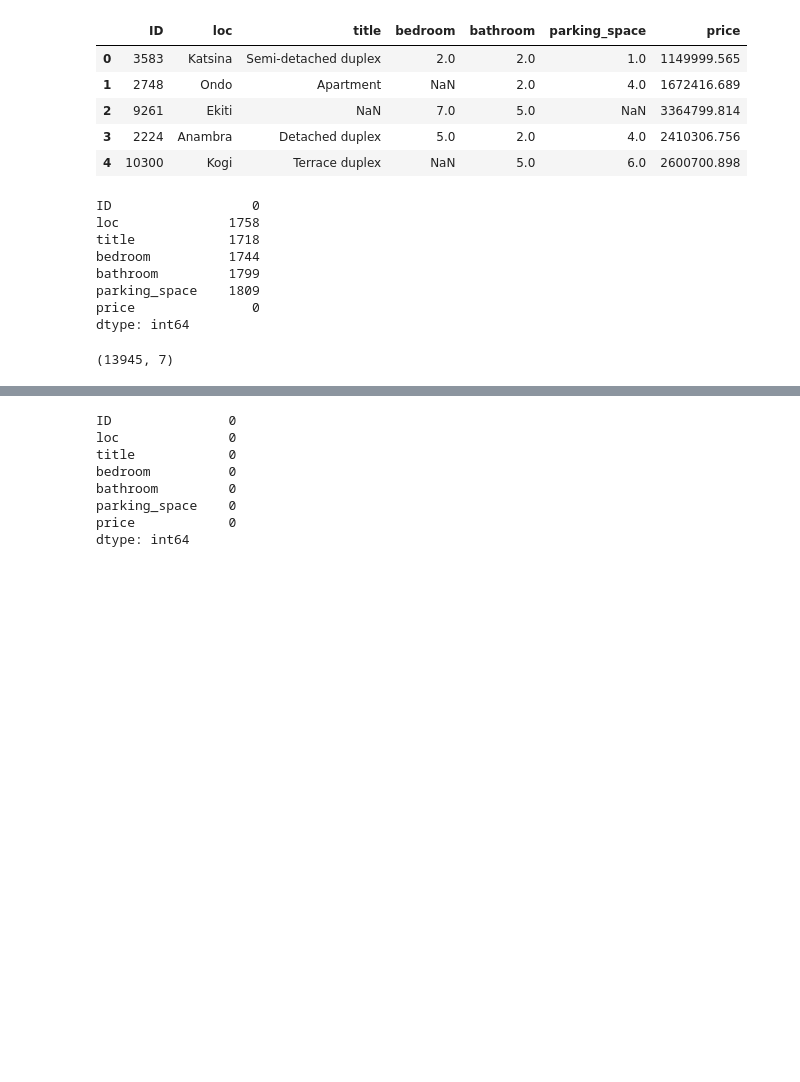
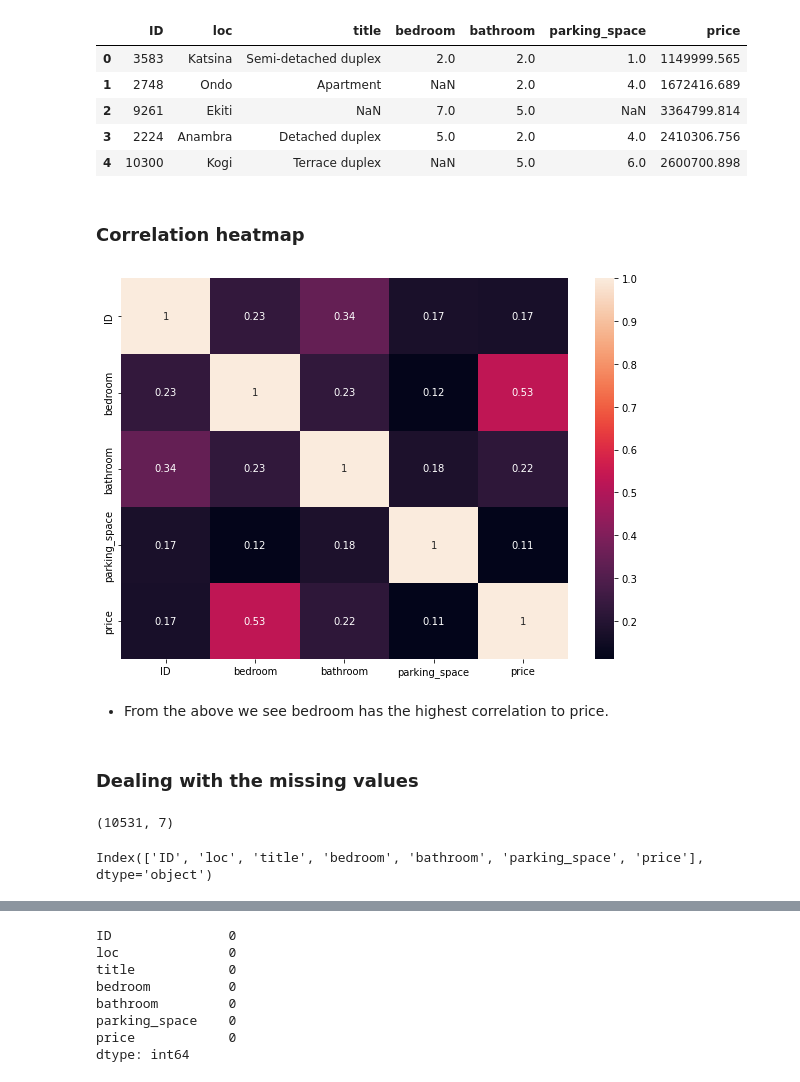
Before and after one commit to Tito-A/DSNBootcampChallenge, a Jupyter notebook: DSN_MLTask.ipynb, the cells around one changed output, grey strips where cells are left out. Drawn from its saved outputs; the diff is of its cells as text; code cells hidden in the pictures; blank space fills up the shorter version.

Commit message:
add files via upload
model files created and update on notebook. It includes further cleaning. handlingg of null values and creation of a model for prediction

```diff
--- a/DSN_MLTask.ipynb
+++ b/DSN_MLTask.ipynb
@@ -57,18 +67,4 @@ train_df.head()
 | 2 | 9261 | Ekiti | NaN | 7.0 | 5.0 | NaN | 3364799.814 |
 | 3 | 2224 | Anambra | Detached duplex | 5.0 | 2.0 | 4.0 | 2410306.756 |
 | 4 | 10300 | Kogi | Terrace duplex | NaN | 5.0 | 6.0 | 2600700.898 |
-# %%
-loc_dpd= train_df.dropna(subset=['loc', 'bedroom'], how = 'all')
-display(loc_dpd.isna().sum())
-loc_dpd.shape
-# %% [output]
-ID                  0
-loc              1758
-title            1718
-bedroom          1744
-bathroom         1799
-parking_space    1809
-price               0
-dtype: int64
-(13945, 7)
 # %%
@@ -76,0 +72,23 @@ bed_dpd.
+# %% [markdown]
+### Correlation heatmap
+# %%
+# visualizing correlation coefficients between the columns
+corr = train_df.corr()
+plt.figure(figsize = (10,7))
+sns.heatmap(corr, annot = True);
+# %% [output]
+[figure, added]
+# %% [markdown]
+- From the above we see bedroom has the highest correlation to price.
+# %% [markdown]
+### Dealing with the missing values
+# %%
+# dropping rows with null values in title and loc columns
+train_df= train_df.dropna(subset=['loc', 'title'])
+train_df.shape
+# %% [output]
+(10531, 7)
+# %%
+train_df.columns
+# %% [output]
+Index(['ID', 'loc', 'title', 'bedroom', 'bathroom', 'parking_space', 'price'], dtype='object')
```
Also changed, not shown: parts of 53 cells of this notebook, 3 other files.
